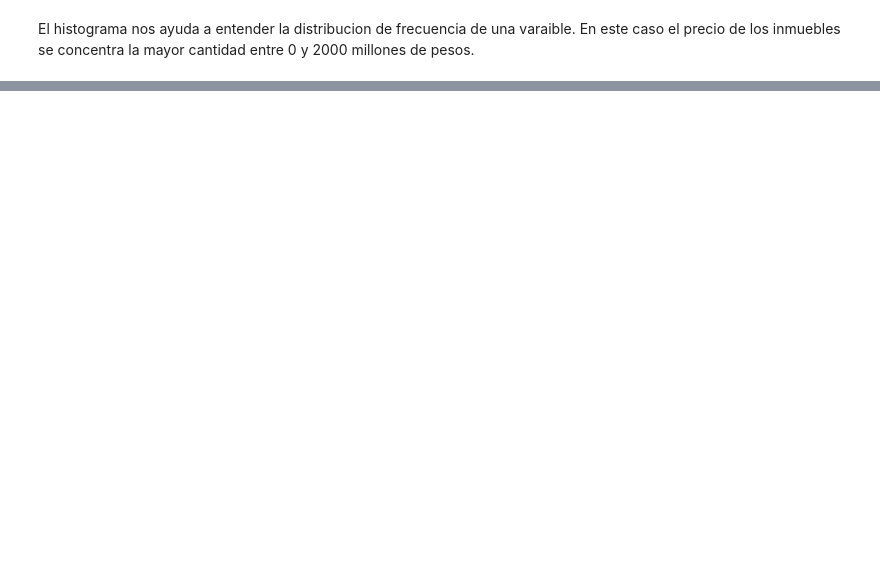
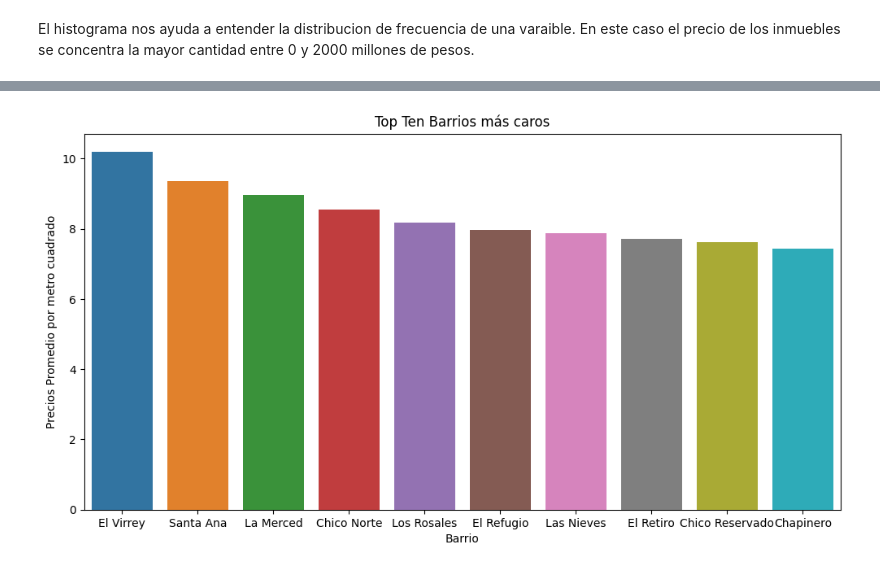
Before and after one commit to Ezequiel33F/Inmersion_en_Datos, a Jupyter notebook: INMERSION_DATOS_AULA_2ipynb.ipynb, the cells around one changed output, grey strips where cells are left out. Saved outputs shown, nothing was run; the diff lists cells and outputs as text; code cells hidden in the pictures; blank space fills up the shorter version.

```diff
--- a/INMERSION_DATOS_AULA_2ipynb.ipynb
+++ b/INMERSION_DATOS_AULA_2ipynb.ipynb
@@ -471,0 +475,3 @@ plt.show()
+# %%
+inmuebles['precio_por_metro_cuadrado']=inmuebles.Valor/inmuebles.Area
+inmuebles.sample(5)
@@ -471,0 +485,3 @@ plt.show()
+# %%
+precio_promedio_xm2_por_barrio=inmuebles.groupby('Barrio')['precio_por_metro_cuadrado'].mean().reset_index()
+precio_promedio_xm2_por_barrio
@@ -471,0 +502,3 @@ plt.show()
+# %%
+top_ten_precio_x_barrio=precio_promedio_xm2_por_barrio.sort_values('precio_por_metro_cuadrado',ascending=False).head(10)
+top_ten_precio_x_barrio
@@ -471,0 +517,11 @@ plt.show()
+# %%
+import matplotlib.pyplot as plt
+import seaborn as sns
+plt.figure(figsize=(12,6))
+grafica3 = sns.barplot(data=top_ten_precio_x_barrio,x='Barrio',y='precio_por_metro_cuadrado')
+grafica3.set_title('Top Ten Barrios más caros')
+grafica3.set_ylabel('Precios Promedio por metro cuadrado')
+#plt.savefig('/content/drive/MyDrive/inmersion_datos/valor_inmuebles_filtrado.png',format='png')
+plt.show()
+# %% [output]
+[figure, added]
```
Also changed, not shown: parts of 18 cells of this notebook.
